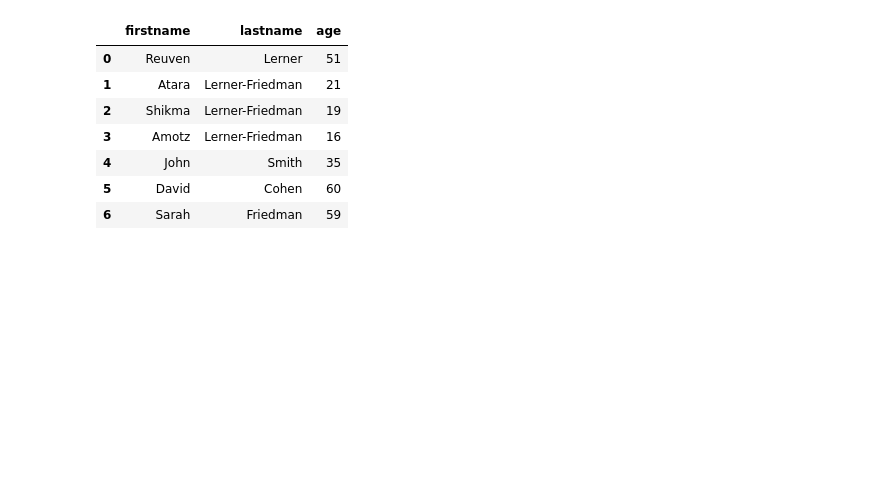
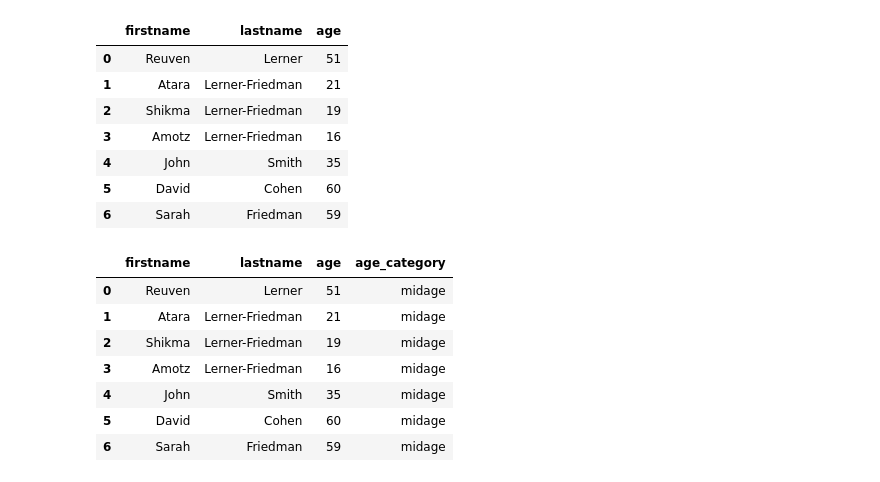
Before and after one commit to abhixz13/Cisco-Python-Training, a Jupyter notebook: Cisco-2022-06June-08-analytics.ipynb, the cells around one changed output. Drawn from its saved outputs; the diff is of its cells as text; code cells hidden in the pictures; blank space fills up the shorter version.

```diff
--- a/Cisco-2022-06June-08-analytics.ipynb
+++ b/Cisco-2022-06June-08-analytics.ipynb
@@ -1151,0 +1152,11 @@ df['age_category'] = 'midage'
+# %%
+df
+# %% [output]
+|  | firstname | lastname | age | age_category |
+| 0 | Reuven | Lerner | 51 | midage |
+| 1 | Atara | Lerner-Friedman | 21 | midage |
+| 2 | Shikma | Lerner-Friedman | 19 | midage |
+| 3 | Amotz | Lerner-Friedman | 16 | midage |
+| 4 | John | Smith | 35 | midage |
+| 5 | David | Cohen | 60 | midage |
+| 6 | Sarah | Friedman | 59 | midage |
```
Also changed, not shown: parts of 5 cells of this notebook.
